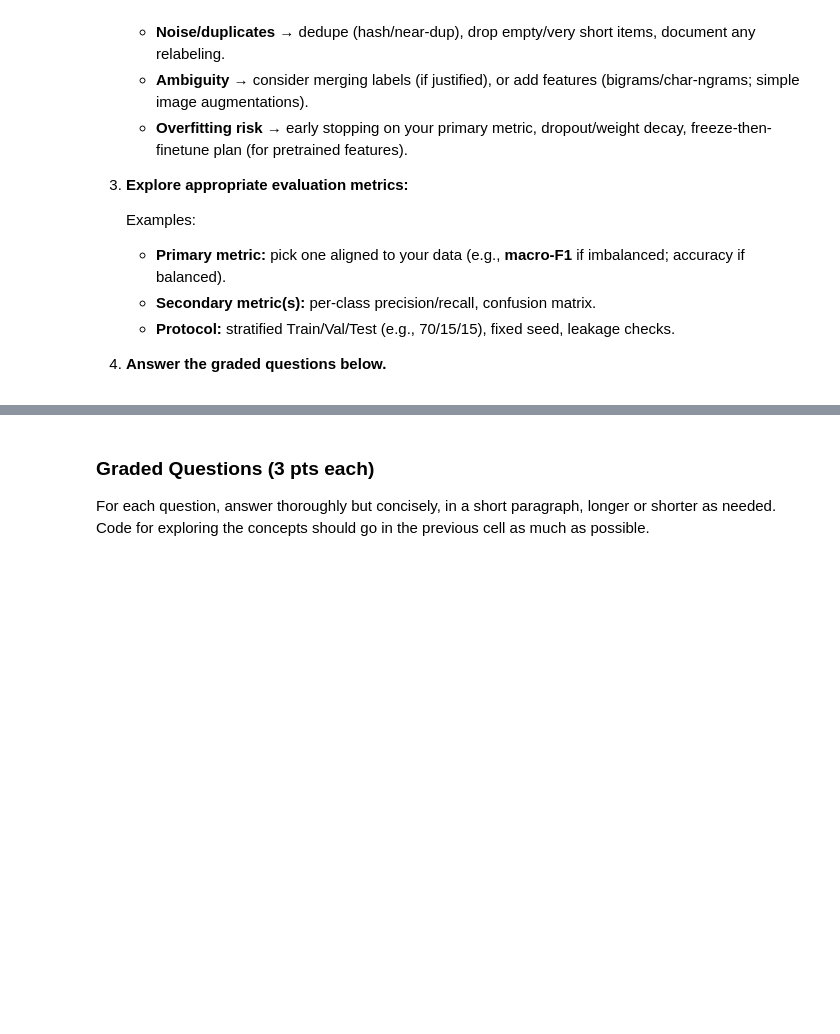
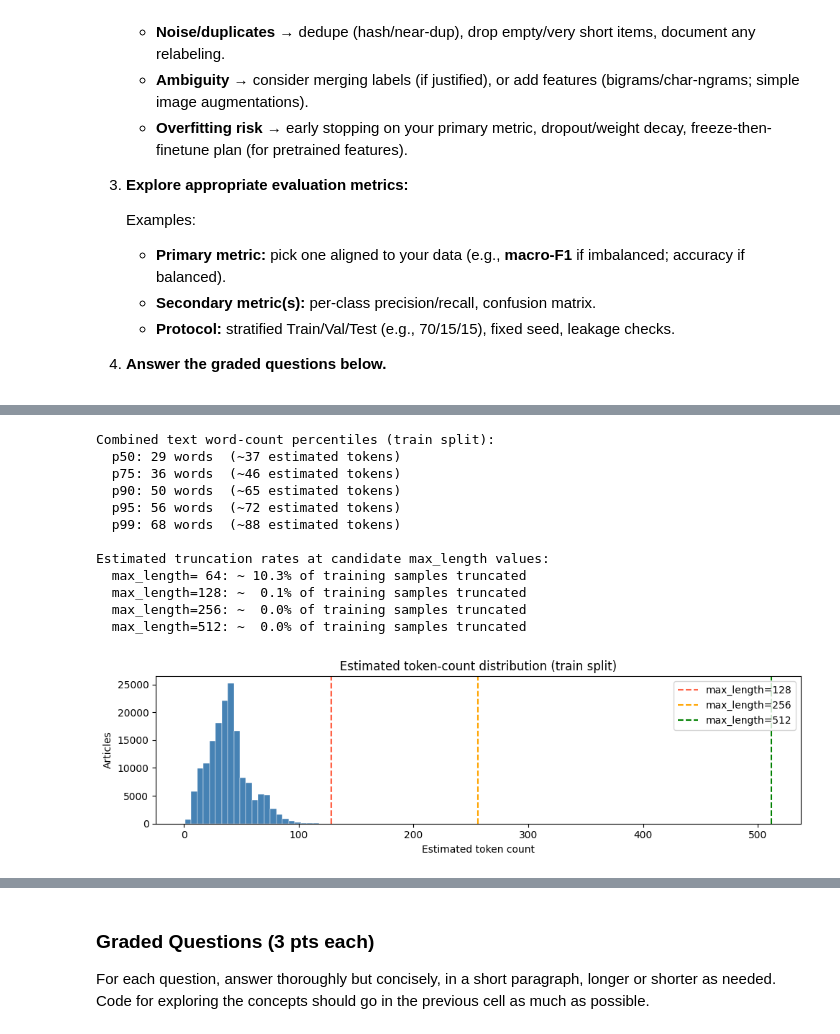
Before and after one commit to tolufas/dx703-team-20-project, a Jupyter notebook: Milestone_01_tcb.ipynb, the cells around one changed output, grey strips where cells are left out. Saved outputs shown, nothing was run; the diff lists cells and outputs as text; code cells hidden in the pictures; blank space fills up the shorter version.

```diff
--- a/Milestone_01_tcb.ipynb
+++ b/Milestone_01_tcb.ipynb
@@ -687,0 +664,10 @@ Identify the **key challenges** in your chosen dataset and outline **practical s
+# %%
+# --- 2. Class-encode labels: string category → integer with vocabulary ---------
+from datasets.features import ClassLabel
+
+if not isinstance(huff2.features["category"], ClassLabel):
+    huff2 = huff2.class_encode_column("category")
+
+label_names = huff2.features["category"].names
+print(f"Encoded {len(label_names)} categories.")
+print("Label 0 =", label_names[0], " | Label 1 =", label_names[1])
@@ -687,0 +677,10 @@ Identify the **key challenges** in your chosen dataset and outline **practical s
+# %%
+# --- 3. Stratified 80 / 10 / 10 split ------------------------------------------
+# Two-pass stratified split preserves class proportions in every split.
+tmp       = huff2.train_test_split(test_size=0.10, seed=42, stratify_by_column="category")
+train_val = tmp["train"].train_test_split(test_size=1/9, seed=42, stratify_by_column="category")
+ds = DatasetDict(train=train_val["train"], val=train_val["test"], test=tmp["test"])
+
+print("Split sizes:")
+for split, data in ds.items():
+    print(f"  {split:5s}: {len(data):>7,} samples ({len(data)/len(huff2)*100:.1f}%)")
@@ -687,0 +722,39 @@ Identify the **key challenges** in your chosen dataset and outline **practical s
+# %%
+# --- 5. Text-length analysis and truncation rates at candidate max_lengths -----
+# Subword tokens ≈ 1.3× word count for English news text (rough rule of thumb).
+# Measure on the training split only to avoid test-leakage in the analysis.
+word_counts = np.array([len(t.split()) for t in ds["train"]["text"]])
+token_est   = (word_counts * 1.3).astype(int)
+
+print("Combined text word-count percentiles (train split):")
+for p in [50, 75, 90, 95, 99]:
+    print(f"  p{p:2d}: {np.percentile(word_counts, p):.0f} words  "
+          f"(~{np.percentile(token_est, p):.0f} estimated tokens)")
+
+print()
+print("Estimated truncation rates at candidate max_length values:")
+for ml in [64, 128, 256, 512]:
+    rate = (token_est > ml).mean() * 100
+    print(f"  max_length={ml:3d}: ~{rate:5.1f}% of training samples truncated")
+
+fig, ax = plt.subplots(figsize=(10, 3))
+ax.hist(np.clip(token_est, 0, 600), bins=60, color="steelblue", edgecolor="white", linewidth=0.3)
+for ml, col in zip([128, 256, 512], ["tomato", "orange", "green"]):
+    ax.axvline(ml, color=col, linestyle="--", label=f"max_length={ml}")
+ax.set_title("Estimated token-count distribution (train split)")
+ax.set_xlabel("Estimated token count");  ax.set_ylabel("Articles")
+ax.legend(); plt.tight_layout(); plt.show()
+# %% [output]
+Combined text word-count percentiles (train split):
+  p50: 29 words  (~37 estimated tokens)
+  p75: 36 words  (~46 estimated tokens)
+  p90: 50 words  (~65 estimated tokens)
+  p95: 56 words  (~72 estimated tokens)
+  p99: 68 words  (~88 estimated tokens)
+
+Estimated truncation rates at candidate max_length values:
+  max_length= 64: ~ 10.3% of training samples truncated
+  max_length=128: ~  0.1% of training samples truncated
+  max_length=256: ~  0.0% of training samples truncated
+  max_length=512: ~  0.0% of training samples truncated
+[figure, added]
```
Also changed, not shown: parts of 17 cells of this notebook.
